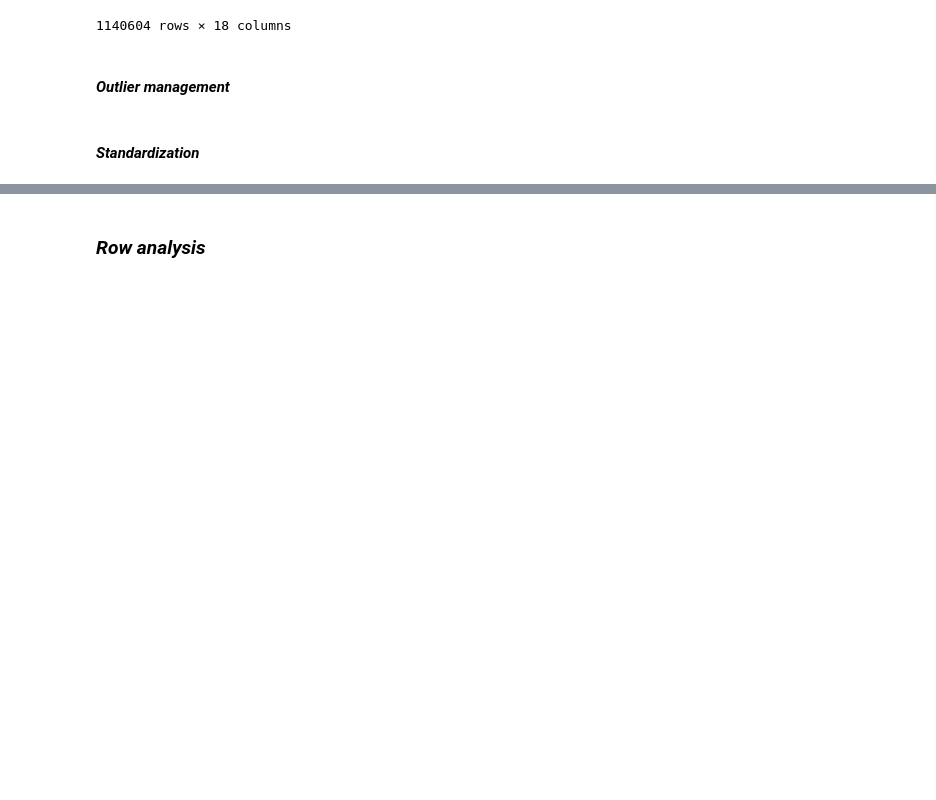
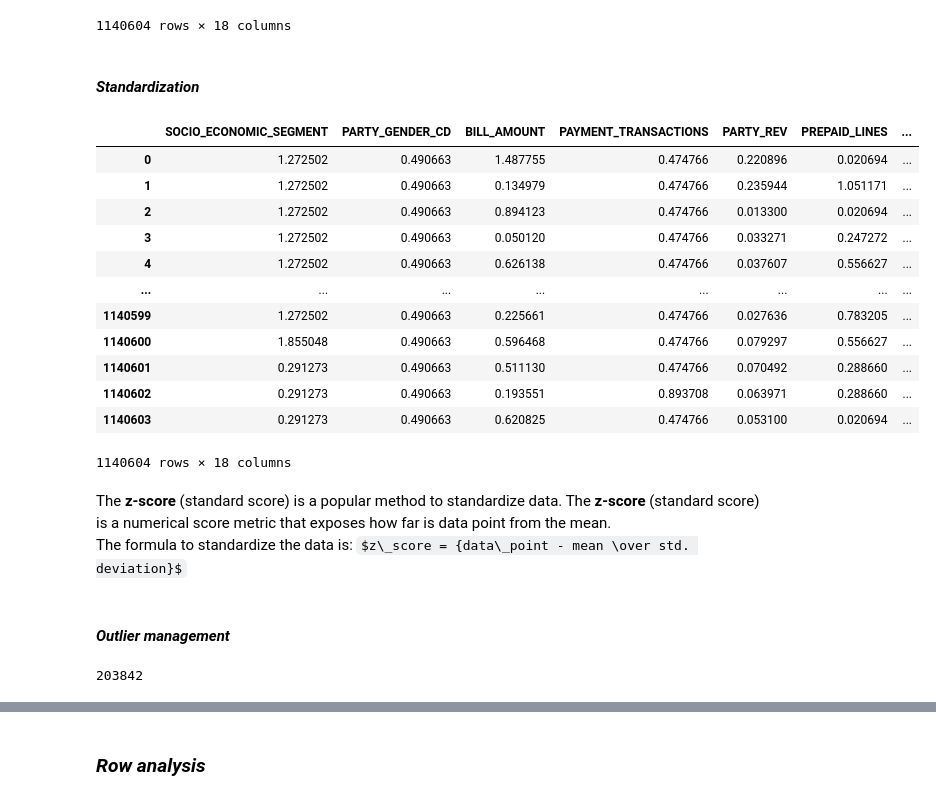
Before and after one commit to KarenRugerioA/TC3007C_AI, a Jupyter notebook: implementation/fragments/etl/etl.ipynb, the cells around one changed output, grey strips where cells are left out. Saved outputs shown, nothing was run; the diff lists cells and outputs as text; code cells hidden in the pictures; some formulas as TeX source; blank space fills up the shorter version.

```diff
--- a/implementation/fragments/etl/etl.ipynb
+++ b/implementation/fragments/etl/etl.ipynb
@@ -318,5 +319,31 @@ telco_customers_data
 | 1140602 | 1 | 1 | 452.736799 | 2 | 735.645000 | 1 | ... |
 | 1140603 | 1 | 1 | 151.659202 | 1 | 935.358333 | 2 | ... |
 1140604 rows × 18 columns
+# %% [markdown]
+#### *Standardization*
+# %%
+# Calculating the z-score
+z = np.abs(stats.zscore(telco_customers_data.drop(y, axis=1)))
+z[y] = telco_customers_data[y]
+
+# Updating the main variable
+telco_customers_data = z
+telco_customers_data
+# %% [output]
+|  | SOCIO_ECONOMIC_SEGMENT | PARTY_GENDER_CD | BILL_AMOUNT | PAYMENT_TRANSACTIONS | PARTY_REV | PREPAID_LINES | ... |
+| 0 | 1.272502 | 0.490663 | 1.487755 | 0.474766 | 0.220896 | 0.020694 | ... |
+| 1 | 1.272502 | 0.490663 | 0.134979 | 0.474766 | 0.235944 | 1.051171 | ... |
+| 2 | 1.272502 | 0.490663 | 0.894123 | 0.474766 | 0.013300 | 0.020694 | ... |
+| 3 | 1.272502 | 0.490663 | 0.050120 | 0.474766 | 0.033271 | 0.247272 | ... |
+| 4 | 1.272502 | 0.490663 | 0.626138 | 0.474766 | 0.037607 | 0.556627 | ... |
+| ... | ... | ... | ... | ... | ... | ... | ... |
+| 1140599 | 1.272502 | 0.490663 | 0.225661 | 0.474766 | 0.027636 | 0.783205 | ... |
+| 1140600 | 1.855048 | 0.490663 | 0.596468 | 0.474766 | 0.079297 | 0.556627 | ... |
+| 1140601 | 0.291273 | 0.490663 | 0.511130 | 0.474766 | 0.070492 | 0.288660 | ... |
+| 1140602 | 0.291273 | 0.490663 | 0.193551 | 0.893708 | 0.063971 | 0.288660 | ... |
+| 1140603 | 0.291273 | 0.490663 | 0.620825 | 0.474766 | 0.053100 | 0.020694 | ... |
+1140604 rows × 18 columns
+# %% [markdown]
+The **z-score** (standard score) is a popular method to standardize data. The **z-score** (standard score) is a numerical score metric that exposes how far is data point from the mean. <br>The formula to standardize the data is: $z\_score = {data\_point - mean \over std. deviation}$
 # %% [markdown]
 #### *Outlier management*
@@ -326,2 +350,10 @@ print(z)
-# %% [markdown]
-#### *Standardization*
+# %%
+# Defining the threshold
+threshold = 3
+
+# Position of the outlier
+row_postion_outlier = np.where(z > 3)[0]
+row_postion_outlier = np.unique(row_postion_outlier)
+len(row_postion_outlier)
+# %% [output]
+203842
```
Also changed, not shown: parts of 13 cells of this notebook.
